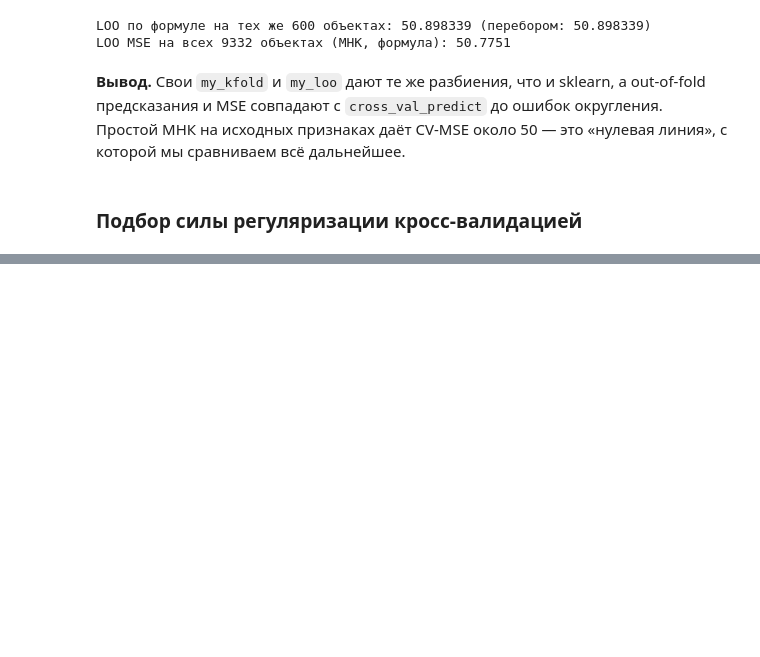
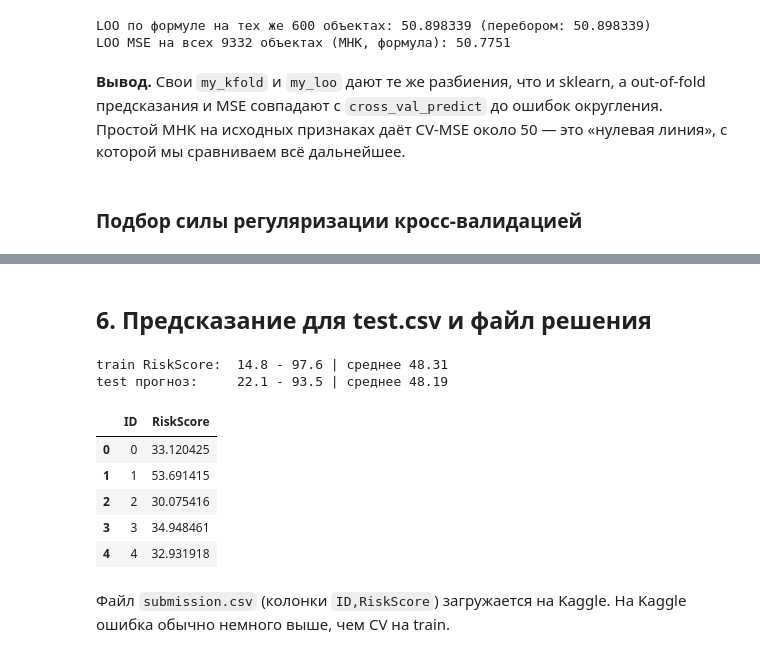
Before and after one commit to kriasa/ML, a Jupyter notebook: LABS/lr_1/lab1.ipynb, the cells around one changed output, grey strips where cells are left out. Cells and saved outputs as stored; diff of their text form; code cells hidden in the pictures; blank space fills up the shorter version.

```diff
--- a/LABS/lr_1/lab1_full.ipynb
+++ b/LABS/lr_1/lab1.ipynb
@@ -958,0 +926,29 @@ CV на train, поскольку гиперпараметры подбирал
+# %% [markdown]
+## 6. Предсказание для test.csv и файл решения
+# %%
+test = pd.read_csv(f"{DATA_DIR}/test.csv")
+X_test = np.hstack([make_levels(test).to_numpy(float), gate_features(test, GATE_COLUMNS).to_numpy(float)])
+assert np.isfinite(X_test).all() and X_test.shape[1] == X_model.shape[1]
+
+final_model = ApprovalLinearModel(N_LEVELS).fit(X_model, y_all)
+pred_test = final_model.predict(X_test)
+
+submission = pd.DataFrame({"ID": test["ID"], "RiskScore": pred_test})
+assert len(submission) == len(test) == 5000 and submission["ID"].is_unique
+assert np.isfinite(submission["RiskScore"]).all()
+submission.to_csv("submission.csv", index=False)
+print("train RiskScore: ", y_all.min().round(1), "-", y_all.max().round(1), "| среднее", y_all.mean().round(2))
+print("test прогноз:    ", pred_test.min().round(1), "-", pred_test.max().round(1), "| среднее", pred_test.mean().round(2))
+submission.head()
+# %% [output]
+train RiskScore:  14.8 - 97.6 | среднее 48.31
+test прогноз:     22.1 - 93.5 | среднее 48.19
+|  | ID | RiskScore |
+| 0 | 0 | 33.120425 |
+| 1 | 1 | 53.691415 |
+| 2 | 2 | 30.075416 |
+| 3 | 3 | 34.948461 |
+| 4 | 4 | 32.931918 |
+# %% [markdown]
+Файл `submission.csv` (колонки `ID,RiskScore`) загружается на Kaggle. На Kaggle ошибка обычно немного выше,
+чем CV на train.
```
Also changed, not shown: parts of 51 cells of this notebook, 4 other files.
